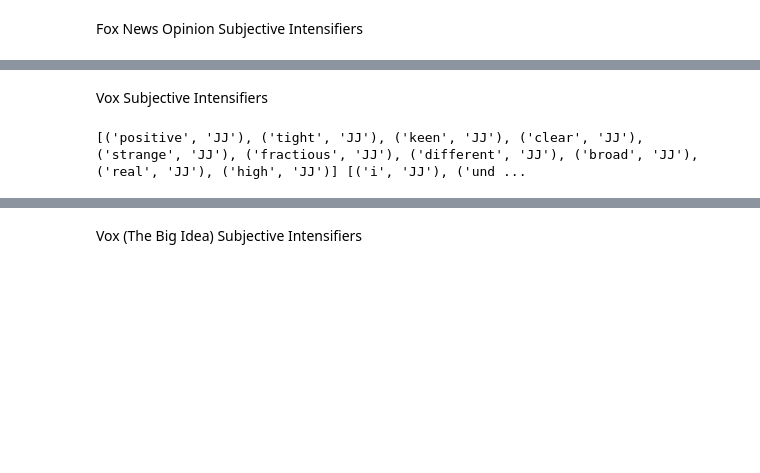
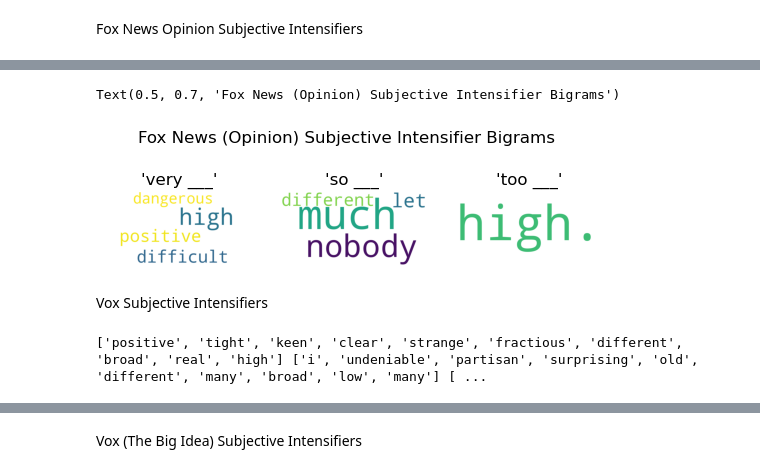
Before and after one commit to Data-Science-for-Linguists-2025/News-Bias-Assessment, a Jupyter notebook: data-pipeline.ipynb, the cells around one changed output, grey strips where cells are left out. Cells and saved outputs as stored; diff of their text form; code cells hidden in the pictures; blank space fills up the shorter version.

```diff
--- a/data-pipeline.ipynb
+++ b/data-pipeline.ipynb
@@ -711,10 +735,42 @@ print(fox_oped_very[:10], fox_oped_so[:10], fox_oped_quite[:10], fox_oped_too[:1
+# %%
+fox_oped_very_wc = WordCloud(width=800, height=400, background_color='white').generate_from_frequencies(fox_oped_very_counts)
+fox_oped_so_wc = WordCloud(width=800, height=400, background_color='white').generate_from_frequencies(fox_oped_so_counts)
+#No bigram values for 'quite' in Fox Opinion
+#fox_oped_quite_wc = WordCloud(width=800, height=400, background_color='white').generate_from_frequencies(fox_oped_quite_counts)
+fox_oped_too_wc = WordCloud(width=800, height=400, background_color='white').generate_from_frequencies(fox_oped_too_counts)
+
+#very
+plt.subplot(1, 3, 1)
+plt.imshow(fox_oped_very_wc)
+plt.axis('off')
+plt.title("'very ___'")
+
+#so
+plt.subplot(1, 3, 2)
+plt.imshow(fox_oped_so_wc)
+plt.axis('off')
+plt.title("'so ___'")
+
+#too
+plt.subplot(1, 3, 3)
+plt.imshow(fox_oped_too_wc)
+plt.axis('off')
+plt.title("'too ___'")
+plt.suptitle('Fox News (Opinion) Subjective Intensifier Bigrams', y=0.7)
+# %% [output]
+Text(0.5, 0.7, 'Fox News (Opinion) Subjective Intensifier Bigrams')
+[figure, added]
 # %% [markdown]
 Vox Subjective Intensifiers
 # %%
-vox_very = [(w2, p2) for ((w1, p1), (w2, p2)) in vox_all_bigrams if w1=="very" and p1=="RB" and p2 == "JJ"]
-vox_so = [(w2, p2) for ((w1, p1), (w2, p2)) in vox_all_bigrams if w1=="so" and p1=="RB" and p2 == "JJ"]
-vox_quite = [(w2, p2) for ((w1, p1), (w2, p2)) in vox_all_bigrams if w1=="quite" and p1=="RB" and p2 == "JJ"]
-vox_too = [(w2, p2) for ((w1, p1), (w2, p2)) in vox_all_bigrams if w1=="too" and p1=="RB" and p2 == "JJ"]
+vox_very = [(w2) for ((w1, p1), (w2, p2)) in vox_all_bigrams if w1=="very" and p1=="RB" and p2 == "JJ"]
+vox_very_counts = nltk.FreqDist(vox_very)
+vox_so = [(w2) for ((w1, p1), (w2, p2)) in vox_all_bigrams if w1=="so" and p1=="RB" and p2 == "JJ"]
+vox_so_counts = nltk.FreqDist(vox_so)
+vox_quite = [(w2) for ((w1, p1), (w2, p2)) in vox_all_bigrams if w1=="quite" and p1=="RB" and p2 == "JJ"]
+vox_quite_counts = nltk.FreqDist(vox_quite)
+vox_too = [(w2) for ((w1, p1), (w2, p2)) in vox_all_bigrams if w1=="too" and p1=="RB" and p2 == "JJ"]
+vox_too_counts = nltk.FreqDist(vox_too)
 print(vox_very[:10], vox_so[:10], vox_quite[:10], vox_too[:10])
 # %% [output]
-[('positive', 'JJ'), ('tight', 'JJ'), ('keen', 'JJ'), ('clear', 'JJ'), ('strange', 'JJ'), ('fractious', 'JJ'), ('different', 'JJ'), ('broad', 'JJ'), ('real', 'JJ'), ('high', 'JJ')] [('i', 'JJ'), ('und ...
+['positive', 'tight', 'keen', 'clear', 'strange', 'fractious', 'different', 'broad', 'real', 'high'] ['i', 'undeniable', 'partisan', 'surprising', 'old', 'different', 'many', 'broad', 'low', 'many'] [ ...
```
Also changed, not shown: parts of 8 cells of this notebook.
